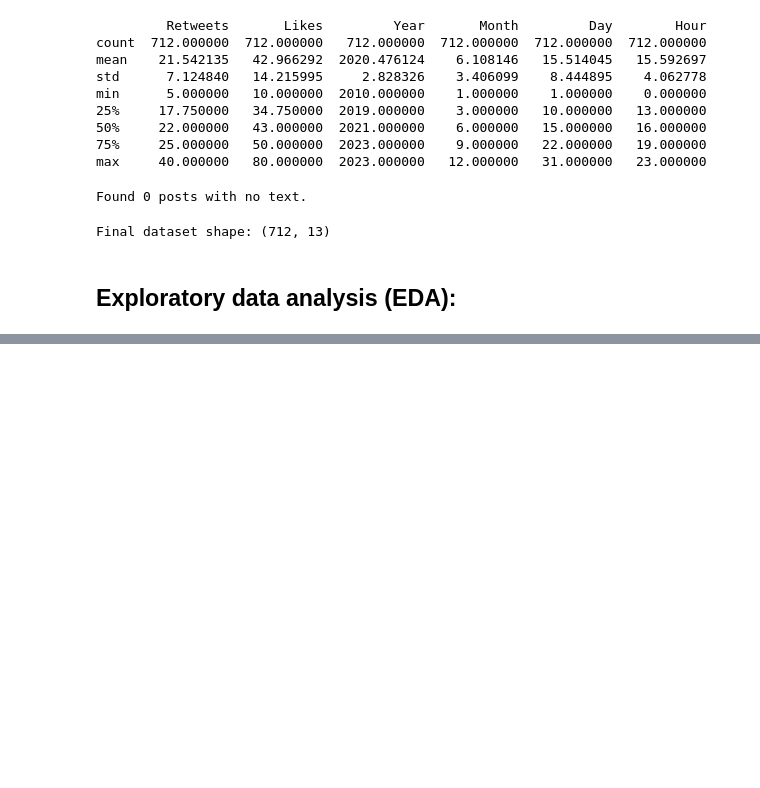
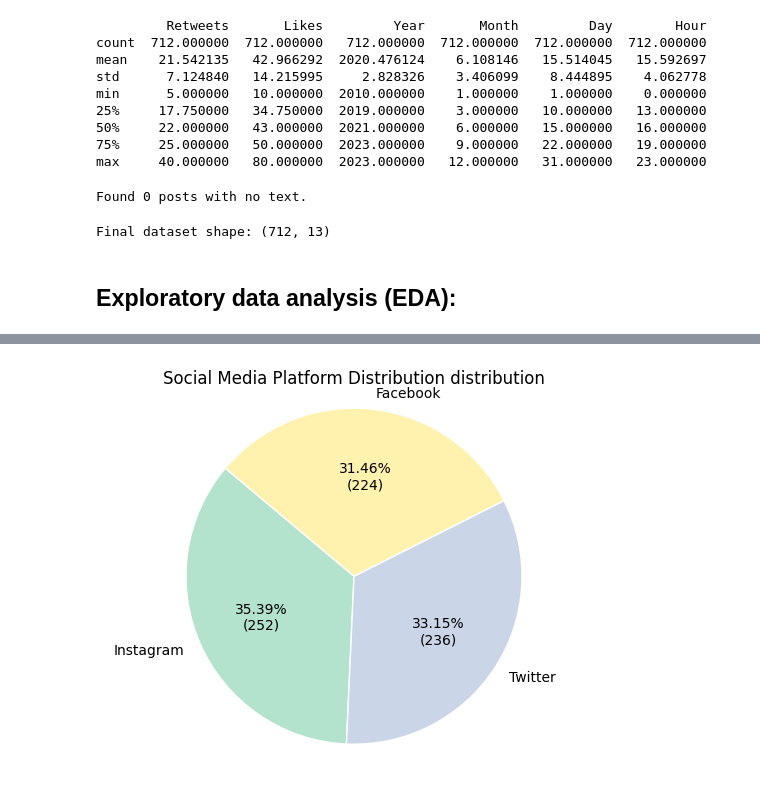
Before and after one commit to yaasamiiiin/Sentiment_Analysis_NYUDSFall2025, a Jupyter notebook: notebooks/01-data-loading-and-eda-yasamin.ipynb, the cells around one changed output, grey strips where cells are left out. Drawn from its saved outputs; the diff is of its cells as text; code cells hidden in the pictures; blank space fills up the shorter version.

```diff
--- a/notebooks/01-data-loading-and-eda-yasamin.ipynb
+++ b/notebooks/01-data-loading-and-eda-yasamin.ipynb
@@ -118,0 +249,19 @@ Final dataset shape: (712, 13)
+# %%
+# Social Media Platform Distribution
+platform_counts = df['Platform'].value_counts()
+colors = plt.get_cmap("Pastel2")(np.linspace(0, 0.65, len(platform_counts)))
+
+total = platform_counts.sum()
+plt.pie(
+    platform_counts.values,
+    labels=platform_counts.index.astype(str),
+    colors=colors,
+    startangle=140,
+    wedgeprops=dict(edgecolor="white", linewidth=1),
+    autopct=lambda p: f"{p:.2f}%\n({int(round(p*total/100))})"
+)
+plt.axis("equal")
+plt.title("Social Media Platform Distribution distribution")
+plt.show()
+# %% [output]
+[figure, added]
```
Also changed, not shown: parts of 21 cells of this notebook.
